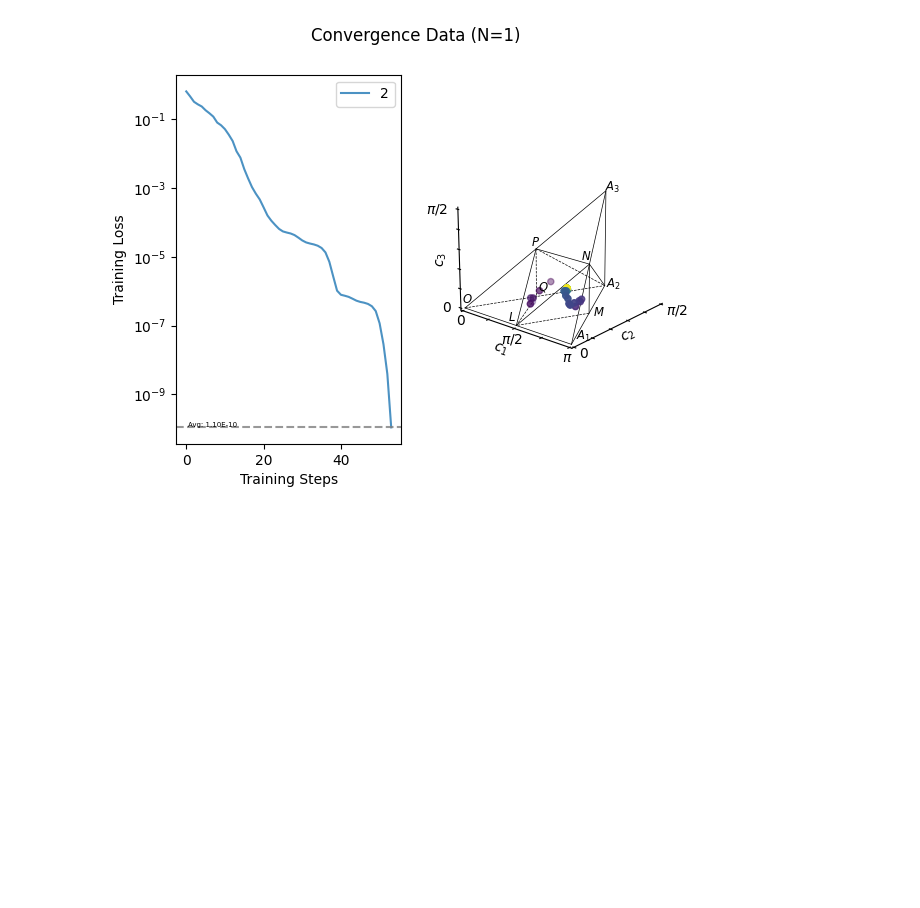
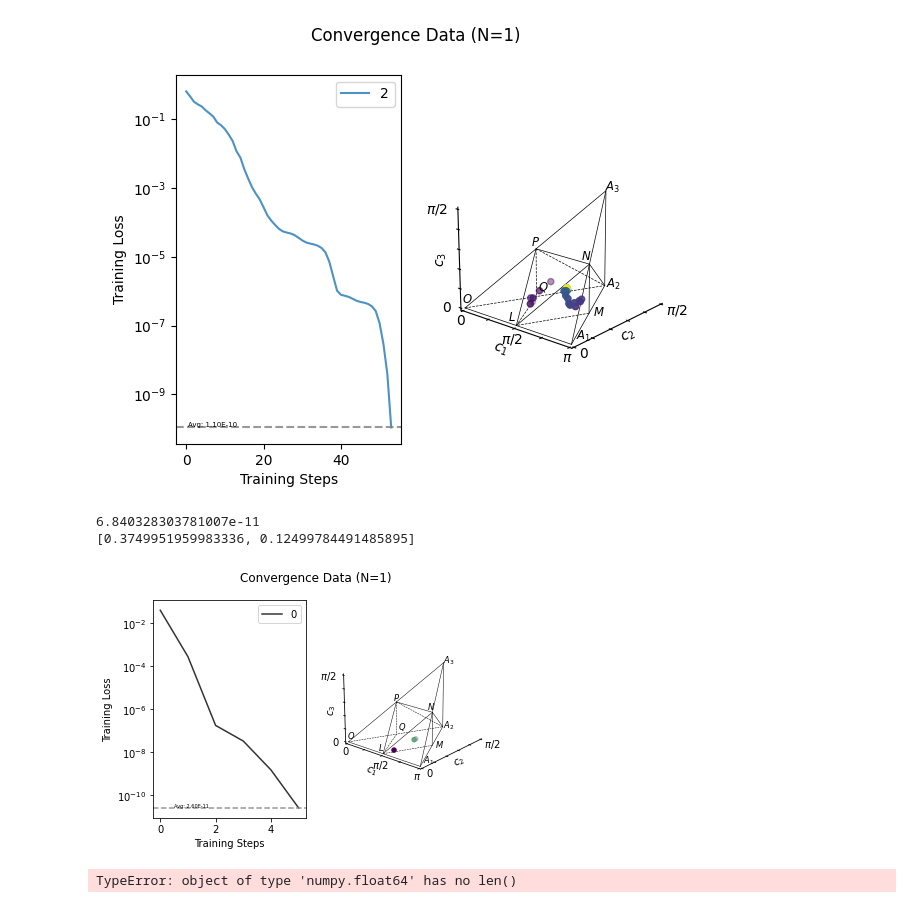
Before and after one commit to Pitt-JonesLab/slam_decomposition, a Jupyter notebook: src/main.ipynb, the cells around one changed output. Saved outputs shown, nothing was run; the diff lists cells and outputs as text; code cells hidden in the pictures; blank space fills up the shorter version.

```diff
--- a/src/main.ipynb
+++ b/src/main.ipynb
@@ -31,3 +31,42 @@ optimizer_training_plot(*ret)
 # %% [output]
 [figure]
 [figure]
+# %%
+from basis import HamiltonianTemplate
+from hamiltonian import ConversionGainHamiltonian
+from cost_function import BasicCost
+from optimizer import TemplateOptimizer
+from sampler import GateSample
+from custom_gates import BerkeleyGate
+from utils.visualize import optimizer_training_plot
+
+h = ConversionGainHamiltonian()
+basis = HamiltonianTemplate(h=h)
+objective = BasicCost()
+optimizer = TemplateOptimizer(basis=basis, objective=objective, use_callback=True)
+sampler = GateSample(BerkeleyGate())
+ret = optimizer.approximate_from_distribution(sampler=sampler)
+optimizer_training_plot(*ret);
+ret = optimizer.approximate_target_U(sampler._get_unitary())
+print(ret.loss_result)
+from numpy import pi
+print([el/pi for el in ret.Xk])
+# %% [output]
+6.840328303781007e-11
+[0.3749951959983336, 0.12499784491485895]
+[figure, added]
+# %%
+from hamiltonian import Simul1QGatesHamiltonian
+h = Simul1QGatesHamiltonian()
+basis = HamiltonianTemplate(h=h)
+objective = BasicCost()
+optimizer = TemplateOptimizer(basis=basis, objective=objective, use_callback=True)
+sampler = GateSample(BerkeleyGate())
+ret = optimizer.approximate_from_distribution(sampler=sampler)
+optimizer_training_plot(*ret);
+ret = optimizer.approximate_target_U(sampler._get_unitary())
+print(ret.loss_result)
+from numpy import pi
+print([el/pi for el in ret.Xk])
+# %% [output]
+TypeError: object of type 'numpy.float64' has no len()
```
Also changed, not shown: parts of 1 cell of this notebook, 11 other files.
